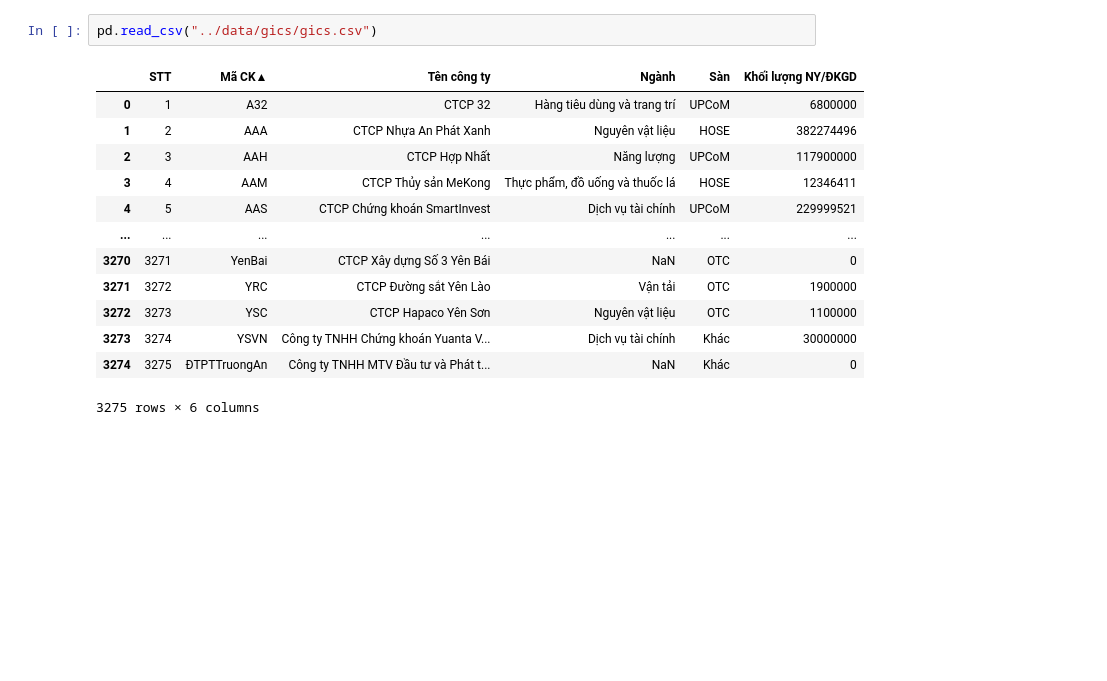
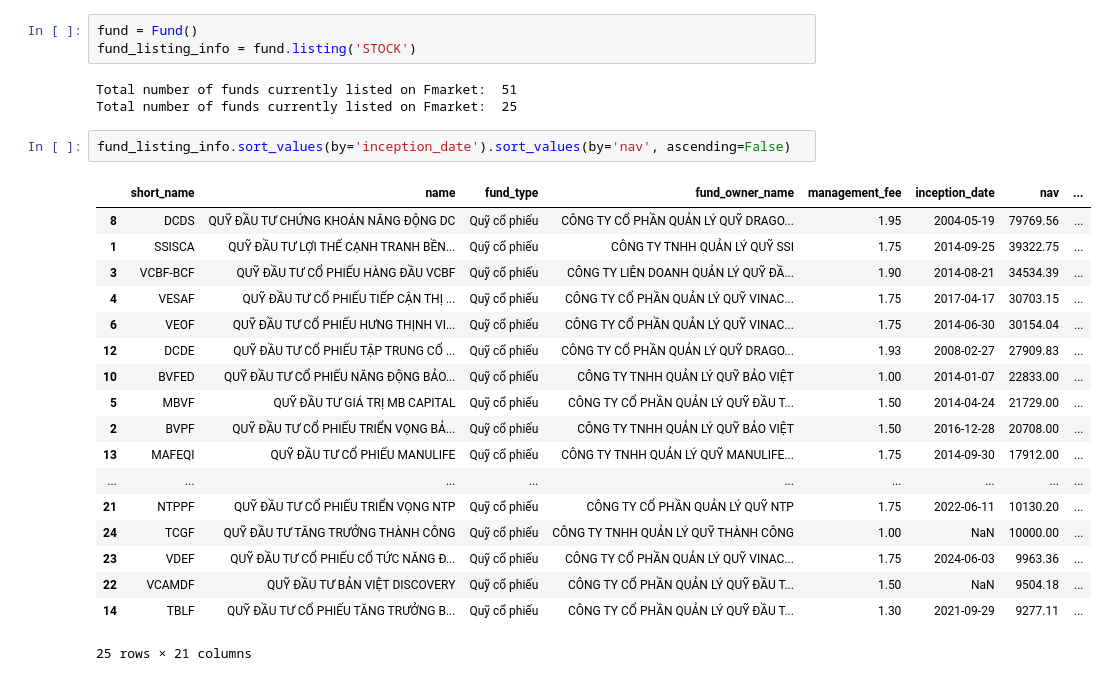
Before and after one commit to quant-quack/vietnam-smallcap-smartbeta-strategy, a Jupyter notebook: notebooks/notebook.ipynb, the cells around one changed output. Saved outputs shown, nothing was run; the diff lists cells and outputs as text; blank space fills up the shorter version.

```diff
--- a/notebooks/notebook.ipynb
+++ b/notebooks/notebook.ipynb
@@ -14,16 +44,27 @@ stock = Vnstock().stock(symbol='VNINDEX', source='vci')
-# %%
-pd.read_csv("../data/gics/gics.csv")
-# %% [output]
-|  | STT | Mã CK▲ | Tên công ty | Ngành | Sàn | Khối lượng NY/ĐKGD |
-| 0 | 1 | A32 | CTCP 32 | Hàng tiêu dùng và trang trí | UPCoM | 6800000 |
-| 1 | 2 | AAA | CTCP Nhựa An Phát Xanh | Nguyên vật liệu | HOSE | 382274496 |
-| 2 | 3 | AAH | CTCP Hợp Nhất | Năng lượng | UPCoM | 117900000 |
-| 3 | 4 | AAM | CTCP Thủy sản MeKong | Thực phẩm, đồ uống và thuốc lá | HOSE | 12346411 |
-| 4 | 5 | AAS | CTCP Chứng khoán SmartInvest | Dịch vụ tài chính | UPCoM | 229999521 |
-| ... | ... | ... | ... | ... | ... | ... |
-| 3270 | 3271 | YenBai | CTCP Xây dựng Số 3 Yên Bái | NaN | OTC | 0 |
-| 3271 | 3272 | YRC | CTCP Đường sắt Yên Lào | Vận tải | OTC | 1900000 |
-| 3272 | 3273 | YSC | CTCP Hapaco Yên Sơn | Nguyên vật liệu | OTC | 1100000 |
-| 3273 | 3274 | YSVN | Công ty TNHH Chứng khoán Yuanta V... | Dịch vụ tài chính | Khác | 30000000 |
-| 3274 | 3275 | ÐTPTTruongAn | Công ty TNHH MTV Đầu tư và Phát t... | NaN | Khác | 0 |
-3275 rows × 6 columns
+# %%
+fund = Fund()
+fund_listing_info = fund.listing('STOCK')
+# %% [output]
+Total number of funds currently listed on Fmarket:  51
+Total number of funds currently listed on Fmarket:  25
+# %%
+fund_listing_info.sort_values(by='inception_date').sort_values(by='nav', ascending=False)
+# %% [output]
+|  | short_name | name | fund_type | fund_owner_name | management_fee | inception_date | nav | ... |
+| 8 | DCDS | QUỸ ĐẦU TƯ CHỨNG KHOÁN NĂNG ĐỘNG DC | Quỹ cổ phiếu | CÔNG TY CỔ PHẦN QUẢN LÝ QUỸ DRAGO... | 1.95 | 2004-05-19 | 79769.56 | ... |
+| 1 | SSISCA | QUỸ ĐẦU TƯ LỢI THẾ CẠNH TRANH BỀN... | Quỹ cổ phiếu | CÔNG TY TNHH QUẢN LÝ QUỸ SSI | 1.75 | 2014-09-25 | 39322.75 | ... |
+| 3 | VCBF-BCF | QUỸ ĐẦU TƯ CỔ PHIẾU HÀNG ĐẦU VCBF | Quỹ cổ phiếu | CÔNG TY LIÊN DOANH QUẢN LÝ QUỸ ĐẦ... | 1.90 | 2014-08-21 | 34534.39 | ... |
+| 4 | VESAF | QUỸ ĐẦU TƯ CỔ PHIẾU TIẾP CẬN THỊ ... | Quỹ cổ phiếu | CÔNG TY CỔ PHẦN QUẢN LÝ QUỸ VINAC... | 1.75 | 2017-04-17 | 30703.15 | ... |
+| 6 | VEOF | QUỸ ĐẦU TƯ CỔ PHIẾU HƯNG THỊNH VI... | Quỹ cổ phiếu | CÔNG TY CỔ PHẦN QUẢN LÝ QUỸ VINAC... | 1.75 | 2014-06-30 | 30154.04 | ... |
+| 12 | DCDE | QUỸ ĐẦU TƯ CỔ PHIẾU TẬP TRUNG CỔ ... | Quỹ cổ phiếu | CÔNG TY CỔ PHẦN QUẢN LÝ QUỸ DRAGO... | 1.93 | 2008-02-27 | 27909.83 | ... |
+| 10 | BVFED | QUỸ ĐẦU TƯ CỔ PHIẾU NĂNG ĐỘNG BẢO... | Quỹ cổ phiếu | CÔNG TY TNHH QUẢN LÝ QUỸ BẢO VIỆT | 1.00 | 2014-01-07 | 22833.00 | ... |
+| 5 | MBVF | QUỸ ĐẦU TƯ GIÁ TRỊ MB CAPITAL | Quỹ cổ phiếu | CÔNG TY CỔ PHẦN QUẢN LÝ QUỸ ĐẦU T... | 1.50 | 2014-04-24 | 21729.00 | ... |
+| 2 | BVPF | QUỸ ĐẦU TƯ CỔ PHIẾU TRIỂN VỌNG BẢ... | Quỹ cổ phiếu | CÔNG TY TNHH QUẢN LÝ QUỸ BẢO VIỆT | 1.50 | 2016-12-28 | 20708.00 | ... |
+| 13 | MAFEQI | QUỸ ĐẦU TƯ CỔ PHIẾU MANULIFE | Quỹ cổ phiếu | CÔNG TY TNHH QUẢN LÝ QUỸ MANULIFE... | 1.75 | 2014-09-30 | 17912.00 | ... |
+| ... | ... | ... | ... | ... | ... | ... | ... | ... |
+| 21 | NTPPF | QUỸ ĐẦU TƯ CỔ PHIẾU TRIỂN VỌNG NTP | Quỹ cổ phiếu | CÔNG TY CỔ PHẦN QUẢN LÝ QUỸ NTP | 1.75 | 2022-06-11 | 10130.20 | ... |
+| 24 | TCGF | QUỸ ĐẦU TƯ TĂNG TRƯỞNG THÀNH CÔNG | Quỹ cổ phiếu | CÔNG TY TNHH QUẢN LÝ QUỸ THÀNH CÔNG | 1.00 | NaN | 10000.00 | ... |
+| 23 | VDEF | QUỸ ĐẦU TƯ CỔ PHIẾU CỔ TỨC NĂNG Đ... | Quỹ cổ phiếu | CÔNG TY CỔ PHẦN QUẢN LÝ QUỸ VINAC... | 1.75 | 2024-06-03 | 9963.36 | ... |
+| 22 | VCAMDF | QUỸ ĐẦU TƯ BẢN VIỆT DISCOVERY | Quỹ cổ phiếu | CÔNG TY CỔ PHẦN QUẢN LÝ QUỸ ĐẦU T... | 1.50 | NaN | 9504.18 | ... |
+| 14 | TBLF | QUỸ ĐẦU TƯ CỔ PHIẾU TĂNG TRƯỞNG B... | Quỹ cổ phiếu | CÔNG TY CỔ PHẦN QUẢN LÝ QUỸ ĐẦU T... | 1.30 | 2021-09-29 | 9277.11 | ... |
+25 rows × 21 columns
```
Also changed, not shown: parts of 6 cells of this notebook, 9 other files.
